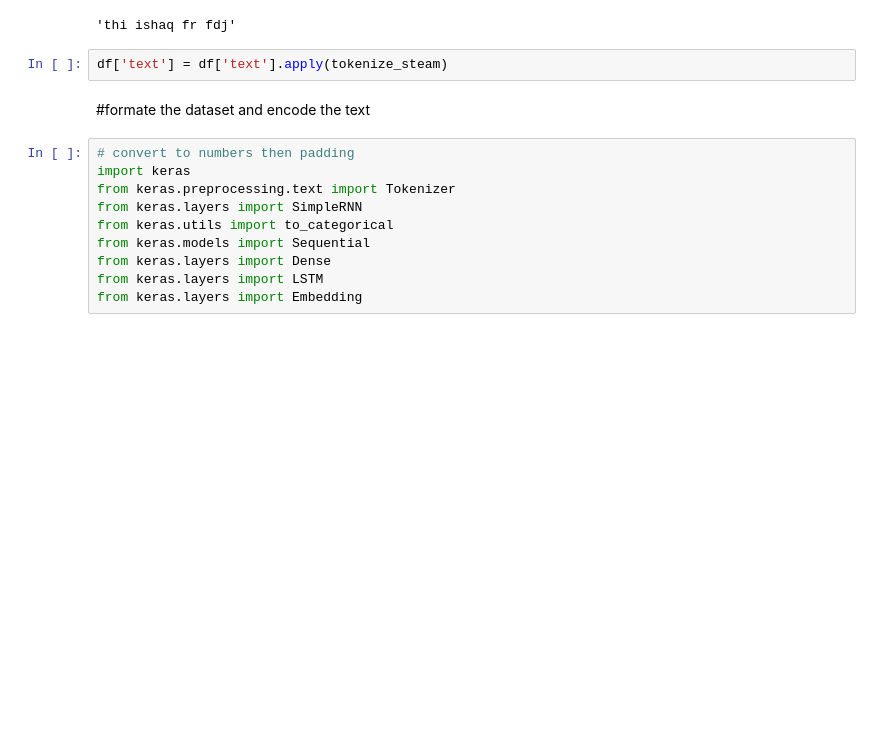
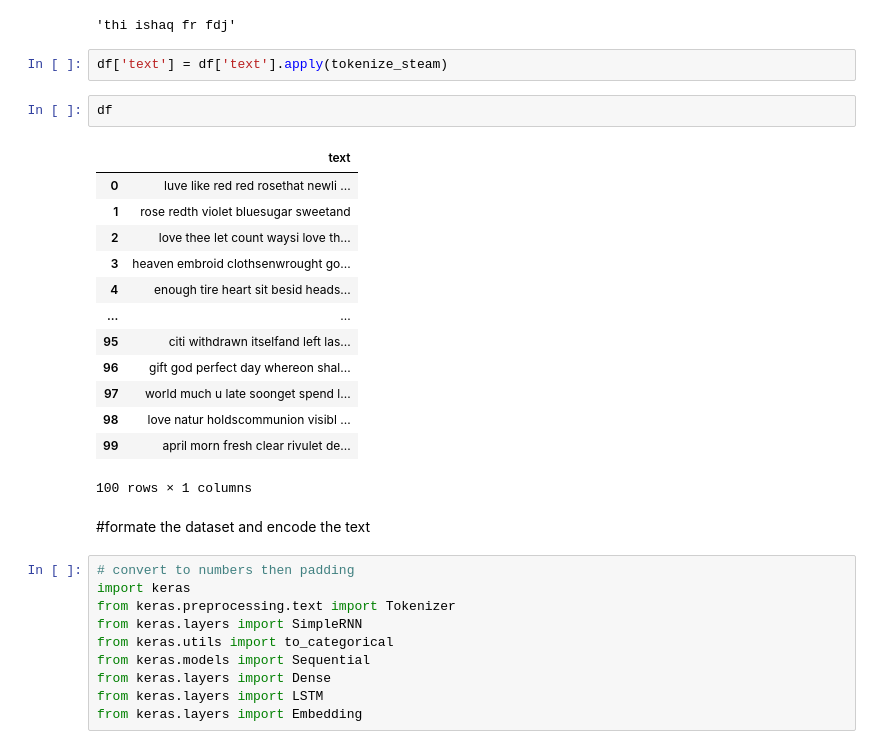
Before and after one commit to IshaqKHATTAK/Natural-Language-Processing, a Jupyter notebook: Next_word_prediction_using_LSTM.ipynb, the cells around one changed output. Cells and saved outputs as stored; diff of their text form; blank space fills up the shorter version.

```diff
--- a/Next_word_prediction_using_LSTM.ipynb
+++ b/Next_word_prediction_using_LSTM.ipynb
@@ -109,6 +127,22 @@ tokenize_steam('This is IshaQ fr fdj')
 'thi ishaq fr fdj'
 # %%
 df['text'] = df['text'].apply(tokenize_steam)
+# %%
+df
+# %% [output]
+|  | text |
+| 0 | luve like red red rosethat newli ... |
+| 1 | rose redth violet bluesugar sweetand |
+| 2 | love thee let count waysi love th... |
+| 3 | heaven embroid clothsenwrought go... |
+| 4 | enough tire heart sit besid heads... |
+| ... | ... |
+| 95 | citi withdrawn itselfand left las... |
+| 96 | gift god perfect day whereon shal... |
+| 97 | world much u late soonget spend l... |
+| 98 | love natur holdscommunion visibl ... |
+| 99 | april morn fresh clear rivulet de... |
+100 rows × 1 columns
 # %% [markdown]
 #formate the dataset and encode the text
 # %%
```
Also changed, not shown: parts of 7 cells of this notebook.
